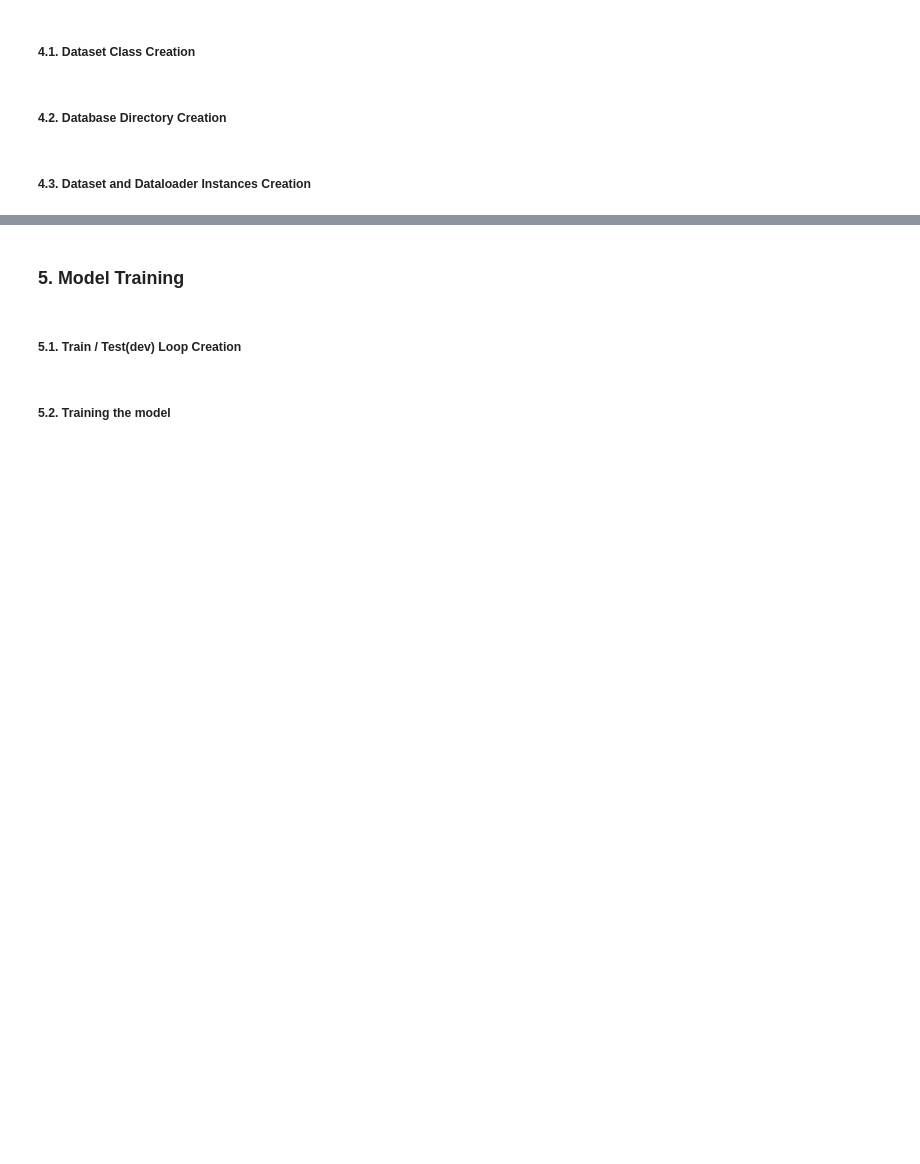
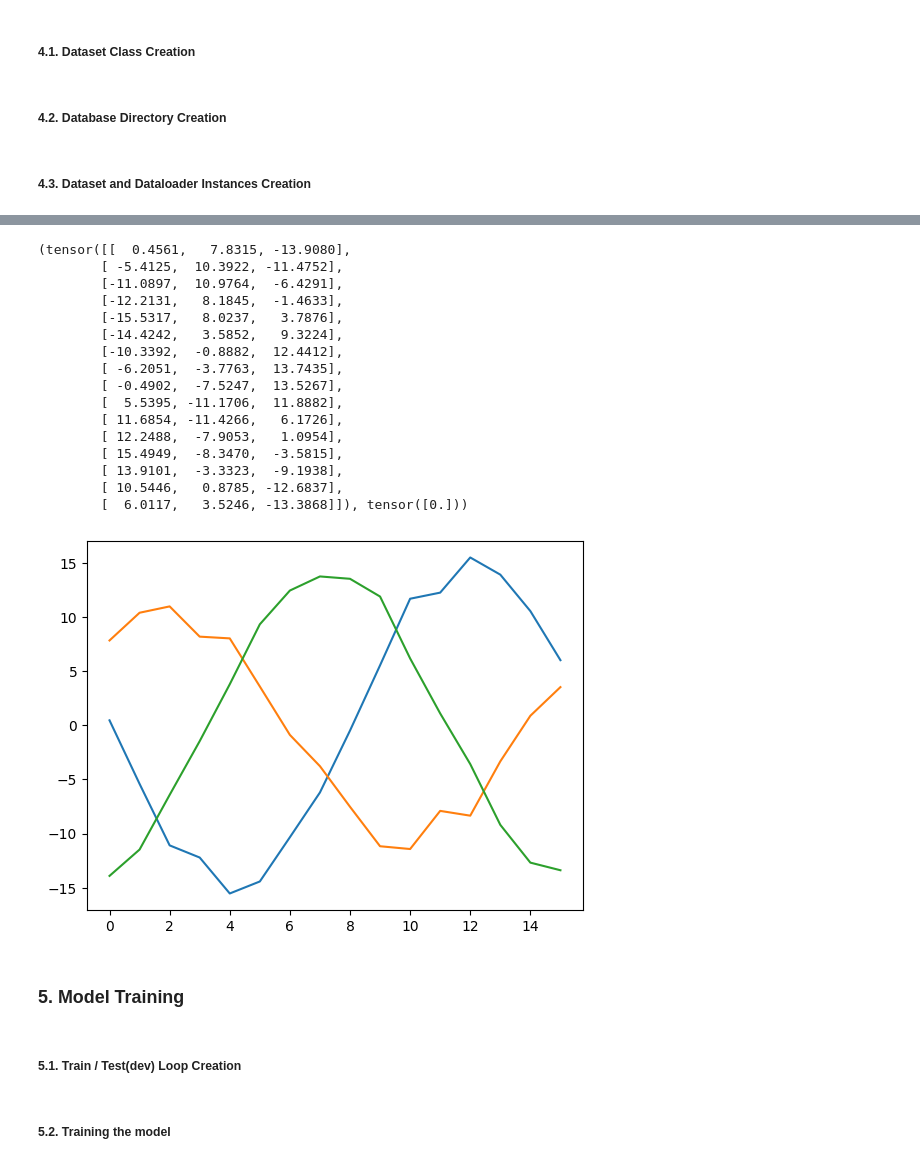
Before and after one commit to alvarohc777/pyTorch, a Jupyter notebook: Formulacion_1_DB2.ipynb, the cells around one changed output, grey strips where cells are left out. Drawn from its saved outputs; the diff is of its cells as text; code cells hidden in the pictures; blank space fills up the shorter version.

```diff
--- a/Formulacion_1_DB2.ipynb
+++ b/Formulacion_1_DB2.ipynb
@@ -118,13 +119,14 @@ class Form1Dataset(torch.utils.data.Dataset):
 
     def __init__(
         self,
-        dataset_dir,
-        signal_names,
-        max_window_idx=65,
-        window_length=64,
-        step=1,
-        test=False,
-        dataset_size=999999,
+        dataset_dir: str,
+        signal_names: list[str],
+        max_window_idx: int = 65,
+        window_length: int = 64,
+        step: int = 1,
+        test: bool = False,
+        dataset_size: int = 999999,
+        csv_step: int = 8,
     ):
         super(Form1Dataset, self).__init__()
 
@@ -132,6 +134,7 @@ class Form1Dataset(torch.utils.data.Dataset):
         self.max_window_idx = max_window_idx
         self.dataset_dir = dataset_dir
         self.test = test
+        self.csv_step = csv_step
 
         # Find all csv in folders of DataSet
         file_set = set()
@@ -169,9 +172,11 @@ class Form1Dataset(torch.utils.data.Dataset):
 
         if "L_T" in self.csv_list[csv_idx]:
             for signal_name in self.signal_names:
-                signal, t, _ = CSV_pandas_path(csv_full_path).load_data(signal_name)
+                signal, t, _ = CSV_pandas_path(
+                    csv_full_path, step=self.csv_step
+                ).load_data(signal_name)
                 # select window
-                len_ = len(signal)
+                # len_ = len(signal)
                 signal_window = signal[
                     -self.window_length
                     - self.max_window_idx
@@ -183,8 +188,6 @@ class Form1Dataset(torch.utils.data.Dataset):
                 signal_window = np.expand_dims(signal_window, axis=1)
                 signals_windows = np.append(signals_windows, signal_window, axis=1)
 
-            t_window = moving_window(t, window_length, step)
-            t_window = t_window[window_idx]
             # Create labels
 
             label = np.array([0])
@@ -193,7 +196,9 @@ class Form1Dataset(torch.utils.data.Dataset):
         elif "F_T" in self.csv_list[csv_idx]:
             # For faults indices 0 and 1 don't contain fault events.
             for signal_name in self.signal_names:
-                signal, t, _ = CSV_pandas_path(csv_full_path).load_data(signal_name)
+                signal, t, _ = CSV_pandas_path(
+                    csv_full_path, step=self.csv_step
+                ).load_data(signal_name)
                 # select window
                 signal_window = signal[
                     -self.window_length
@@ -204,13 +209,13 @@ class Form1Dataset(torch.utils.data.Dataset):
                 signal_window = np.expand_dims(signal_window, axis=1)
                 signals_windows = np.append(signals_windows, signal_window, axis=1)
 
-            t_window = moving_window(t, window_length, step)
-            t_window = t_window[window_idx]
             # Create labels
             label = np.array([1])
 
         signals_windows = torch.from_numpy(np.copy(signals_windows)).float()
         label = torch.from_numpy(label).float()
+        t_window = moving_window(t, window_length, step)
+        t_window = t_window[window_idx]
         # For Dataset Visualization
         if data_plot == True:
             return signals_windows.reshape(-1).numpy(), t_window
@@ -231,7 +236,9 @@ class Form1Dataset(torch.utils.data.Dataset):
         csv_name = os.path.basename(csv_full_path)
         signals = np.zeros((0, 0))
         for idx, signal_name in enumerate(self.signal_names):
-            signal, t, _ = CSV_pandas_path(csv_full_path).load_data(signal_name)
+            signal, t, _ = CSV_pandas_path(csv_full_path, step=self.csv_step).load_data(
+                signal_name
+            )
             signal = np.expand_dims(signal, axis=1)
             if idx == 0:
                 signals = np.empty((len(signal), 0))
@@ -297,3 +406,25 @@ print(len(train_dataset))
+# %%
+eventtt = 159623
+plt.plot(dataset.__getitem__(eventtt)[0])
+print(dataset.__getitem__(eventtt))
+# %% [output]
+(tensor([[  0.4561,   7.8315, -13.9080],
+        [ -5.4125,  10.3922, -11.4752],
+        [-11.0897,  10.9764,  -6.4291],
+        [-12.2131,   8.1845,  -1.4633],
+        [-15.5317,   8.0237,   3.7876],
+        [-14.4242,   3.5852,   9.3224],
+        [-10.3392,  -0.8882,  12.4412],
+        [ -6.2051,  -3.7763,  13.7435],
+        [ -0.4902,  -7.5247,  13.5267],
+        [  5.5395, -11.1706,  11.8882],
+        [ 11.6854, -11.4266,   6.1726],
+        [ 12.2488,  -7.9053,   1.0954],
+        [ 15.4949,  -8.3470,  -3.5815],
+        [ 13.9101,  -3.3323,  -9.1938],
+        [ 10.5446,   0.8785, -12.6837],
+        [  6.0117,   3.5246, -13.3868]]), tensor([0.]))
+[figure, added]
 # %% [markdown]
 ### 5. Model Training
 # %% [markdown]
```
Also changed, not shown: parts of 18 cells of this notebook, 1 other file.
